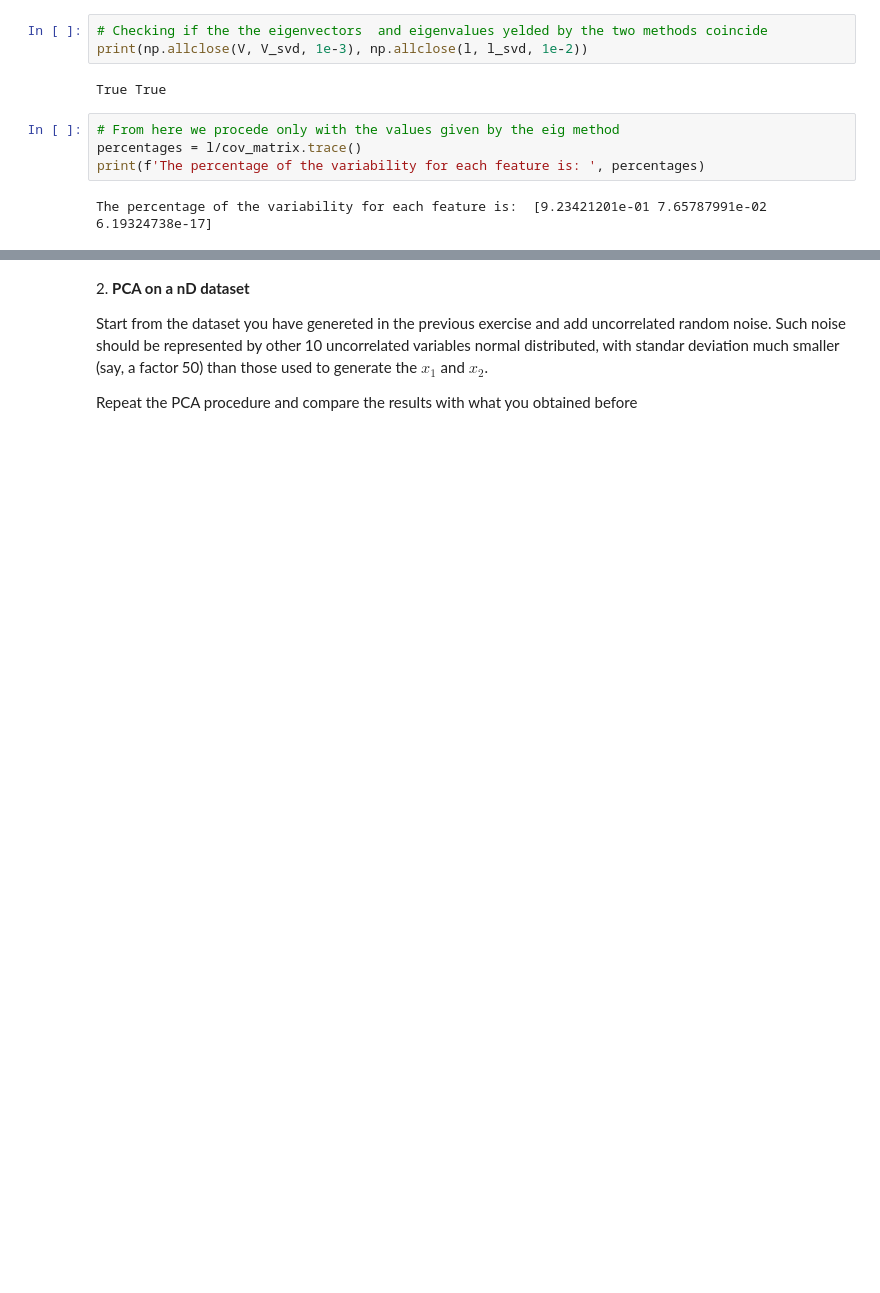
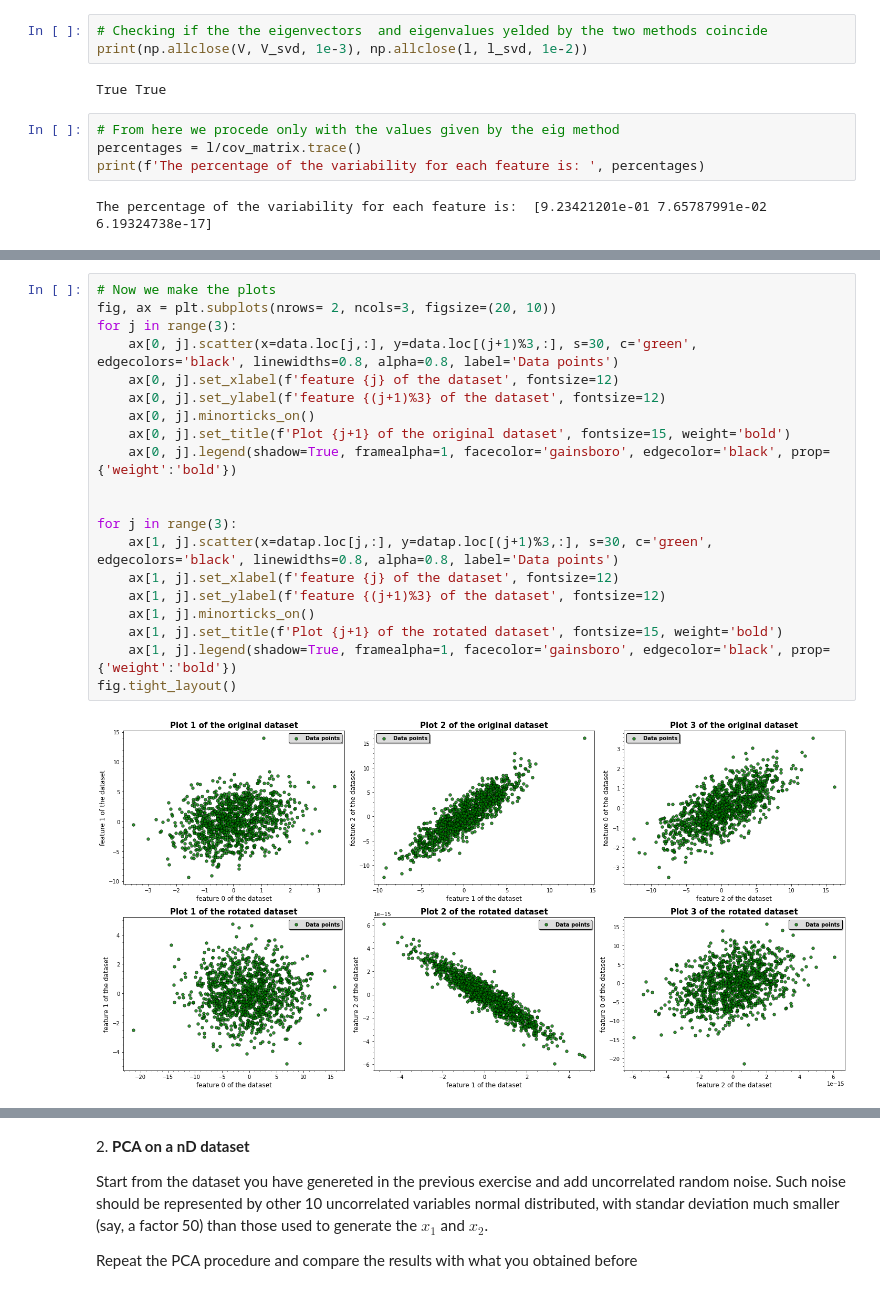
Before and after one commit to tommasoamico/LaboratoryOfComputationalPhysics_Y4, a Jupyter notebook: 07ex_LinearAlgebra.ipynb, the cells around one changed output, grey strips where cells are left out. Saved outputs shown, nothing was run; the diff lists cells and outputs as text; blank space fills up the shorter version.

```diff
--- a/07ex_LinearAlgebra.ipynb
+++ b/07ex_LinearAlgebra.ipynb
@@ -180 +153,23 @@ fig.tight_layout()
+# %%
+# Now we make the plots
+fig, ax = plt.subplots(nrows= 2, ncols=3, figsize=(20, 10))
+for j in range(3):
+    ax[0, j].scatter(x=data.loc[j,:], y=data.loc[(j+1)%3,:], s=30, c='green', edgecolors='black', linewidths=0.8, alpha=0.8, label='Data points')
+    ax[0, j].set_xlabel(f'feature {j} of the dataset', fontsize=12)
+    ax[0, j].set_ylabel(f'feature {(j+1)%3} of the dataset', fontsize=12)
+    ax[0, j].minorticks_on()
+    ax[0, j].set_title(f'Plot {j+1} of the original dataset', fontsize=15, weight='bold')
+    ax[0, j].legend(shadow=True, framealpha=1, facecolor='gainsboro', edgecolor='black', prop={'weight':'bold'})
+
+
+for j in range(3):
+    ax[1, j].scatter(x=datap.loc[j,:], y=datap.loc[(j+1)%3,:], s=30, c='green', edgecolors='black', linewidths=0.8, alpha=0.8, label='Data points')
+    ax[1, j].set_xlabel(f'feature {j} of the dataset', fontsize=12)
+    ax[1, j].set_ylabel(f'feature {(j+1)%3} of the dataset', fontsize=12)
+    ax[1, j].minorticks_on()
+    ax[1, j].set_title(f'Plot {j+1} of the rotated dataset', fontsize=15, weight='bold')
+    ax[1, j].legend(shadow=True, framealpha=1, facecolor='gainsboro', edgecolor='black', prop={'weight':'bold'})
+fig.tight_layout()
+# %% [output]
+[figure, added]
 # %%
```
Also changed, not shown: parts of 18 cells of this notebook.
